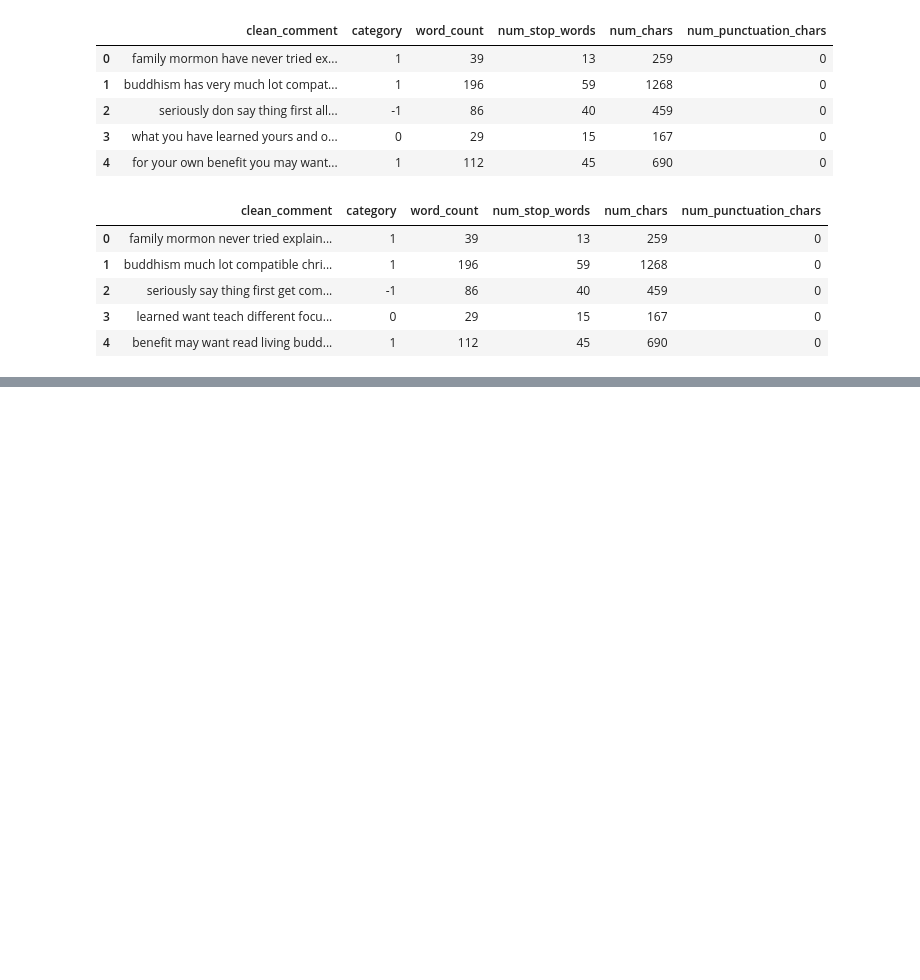
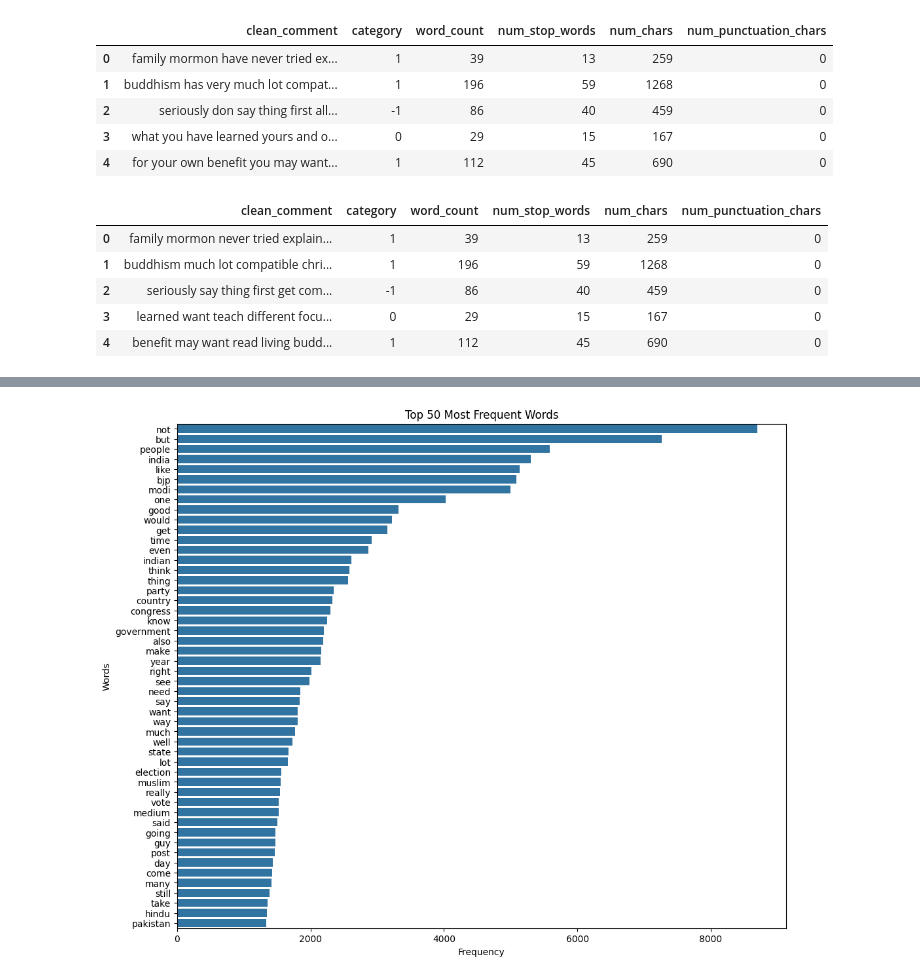
Before and after one commit to Gavesh99324/Sentiment-Analysis, a Jupyter notebook: notebooks/1_Preprocessing_&_EDA.ipynb, the cells around one changed output, grey strips where cells are left out. Cells and saved outputs as stored; diff of their text form; code cells hidden in the pictures; blank space fills up the shorter version.

```diff
--- a/notebooks/1_Preprocessing_&_EDA.ipynb
+++ b/notebooks/1_Preprocessing_&_EDA.ipynb
@@ -539,0 +555,24 @@ df.head()
+# %%
+def plot_top_n_words(df, n=20):
+    """Plot the top N most frequent words in the dataset."""
+    # Flatten all words in the content column
+    words = ' '.join(df['clean_comment']).split()
+
+    # Get the top N most common words
+    counter = Counter(words)
+    most_common_words = counter.most_common(n)
+
+    # Split the words and their counts for plotting
+    words, counts = zip(*most_common_words)
+
+    # Plot the top N words
+    plt.figure(figsize=(12, 10))
+    sns.barplot(x=list(counts), y=list(words))
+    plt.title(f'Top {n} Most Frequent Words')
+    plt.xlabel('Frequency')
+    plt.ylabel('Words')
+    plt.show()
+
+plot_top_n_words(df, n=50)
+# %% [output]
+[figure, added]
```
Also changed, not shown: parts of 7 cells of this notebook.
